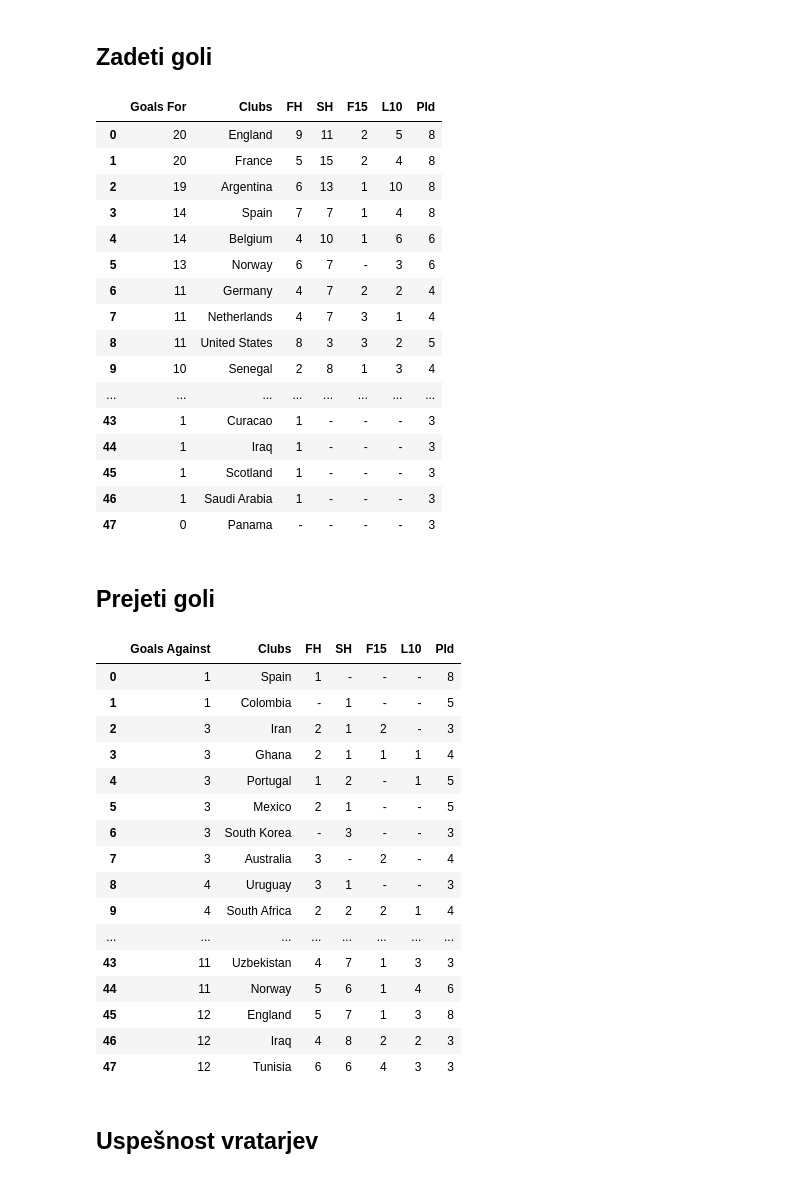
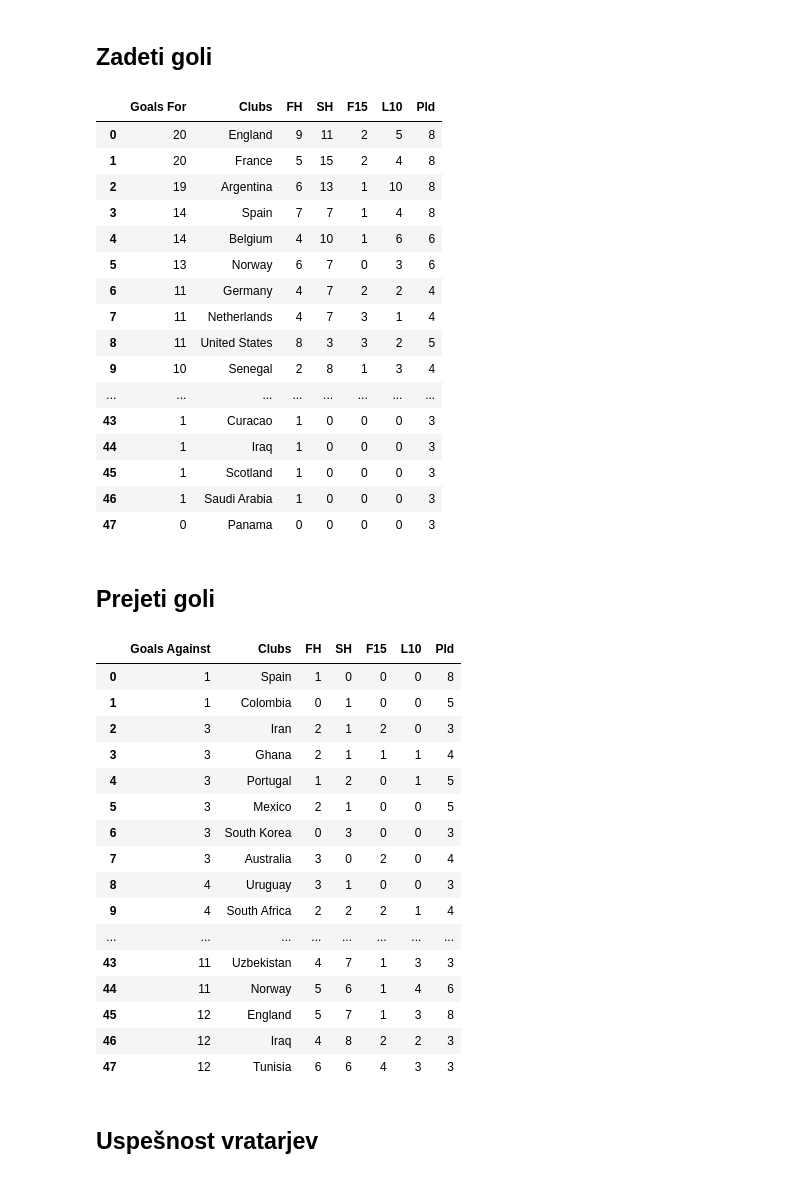
Before and after one commit to zalakmetic/UVP_projektna_naloga, a Jupyter notebook: analiza.ipynb, the cells around one changed output. Drawn from its saved outputs; the diff is of its cells as text; code cells hidden in the pictures.

```diff
--- a/analiza.ipynb
+++ b/analiza.ipynb
@@ -13,40 +13,42 @@ goal_types = pd.read_csv("podatki/goal_types.csv")
 # %% [markdown]
 ## Zadeti goli
 # %%
+goals_for = goals_for.replace("-", 0)
 goals_for
 # %% [output]
 |  | Goals For | Clubs | FH | SH | F15 | L10 | Pld |
 | 0 | 20 | England | 9 | 11 | 2 | 5 | 8 |
 | 1 | 20 | France | 5 | 15 | 2 | 4 | 8 |
 | 2 | 19 | Argentina | 6 | 13 | 1 | 10 | 8 |
 | 3 | 14 | Spain | 7 | 7 | 1 | 4 | 8 |
 | 4 | 14 | Belgium | 4 | 10 | 1 | 6 | 6 |
-| 5 | 13 | Norway | 6 | 7 | - | 3 | 6 |
+| 5 | 13 | Norway | 6 | 7 | 0 | 3 | 6 |
 | 6 | 11 | Germany | 4 | 7 | 2 | 2 | 4 |
 | 7 | 11 | Netherlands | 4 | 7 | 3 | 1 | 4 |
 | 8 | 11 | United States | 8 | 3 | 3 | 2 | 5 |
 | 9 | 10 | Senegal | 2 | 8 | 1 | 3 | 4 |
 | ... | ... | ... | ... | ... | ... | ... | ... |
-| 43 | 1 | Curacao | 1 | - | - | - | 3 |
-| 44 | 1 | Iraq | 1 | - | - | - | 3 |
-| 45 | 1 | Scotland | 1 | - | - | - | 3 |
-| 46 | 1 | Saudi Arabia | 1 | - | - | - | 3 |
-| 47 | 0 | Panama | - | - | - | - | 3 |
+| 43 | 1 | Curacao | 1 | 0 | 0 | 0 | 3 |
+| 44 | 1 | Iraq | 1 | 0 | 0 | 0 | 3 |
+| 45 | 1 | Scotland | 1 | 0 | 0 | 0 | 3 |
+| 46 | 1 | Saudi Arabia | 1 | 0 | 0 | 0 | 3 |
+| 47 | 0 | Panama | 0 | 0 | 0 | 0 | 3 |
 # %% [markdown]
 ## Prejeti goli
 # %%
+goals_against = goals_against.replace("-", 0)
 goals_against
 # %% [output]
 |  | Goals Against | Clubs | FH | SH | F15 | L10 | Pld |
-| 0 | 1 | Spain | 1 | - | - | - | 8 |
-| 1 | 1 | Colombia | - | 1 | - | - | 5 |
-| 2 | 3 | Iran | 2 | 1 | 2 | - | 3 |
+| 0 | 1 | Spain | 1 | 0 | 0 | 0 | 8 |
+| 1 | 1 | Colombia | 0 | 1 | 0 | 0 | 5 |
+| 2 | 3 | Iran | 2 | 1 | 2 | 0 | 3 |
 | 3 | 3 | Ghana | 2 | 1 | 1 | 1 | 4 |
-| 4 | 3 | Portugal | 1 | 2 | - | 1 | 5 |
-| 5 | 3 | Mexico | 2 | 1 | - | - | 5 |
-| 6 | 3 | South Korea | - | 3 | - | - | 3 |
-| 7 | 3 | Australia | 3 | - | 2 | - | 4 |
-| 8 | 4 | Uruguay | 3 | 1 | - | - | 3 |
+| 4 | 3 | Portugal | 1 | 2 | 0 | 1 | 5 |
+| 5 | 3 | Mexico | 2 | 1 | 0 | 0 | 5 |
+| 6 | 3 | South Korea | 0 | 3 | 0 | 0 | 3 |
+| 7 | 3 | Australia | 3 | 0 | 2 | 0 | 4 |
+| 8 | 4 | Uruguay | 3 | 1 | 0 | 0 | 3 |
 | 9 | 4 | South Africa | 2 | 2 | 2 | 1 | 4 |
 | ... | ... | ... | ... | ... | ... | ... | ... |
 | 43 | 11 | Uzbekistan | 4 | 7 | 1 | 3 | 3 |
```
Also changed, not shown: parts of 8 cells of this notebook.
